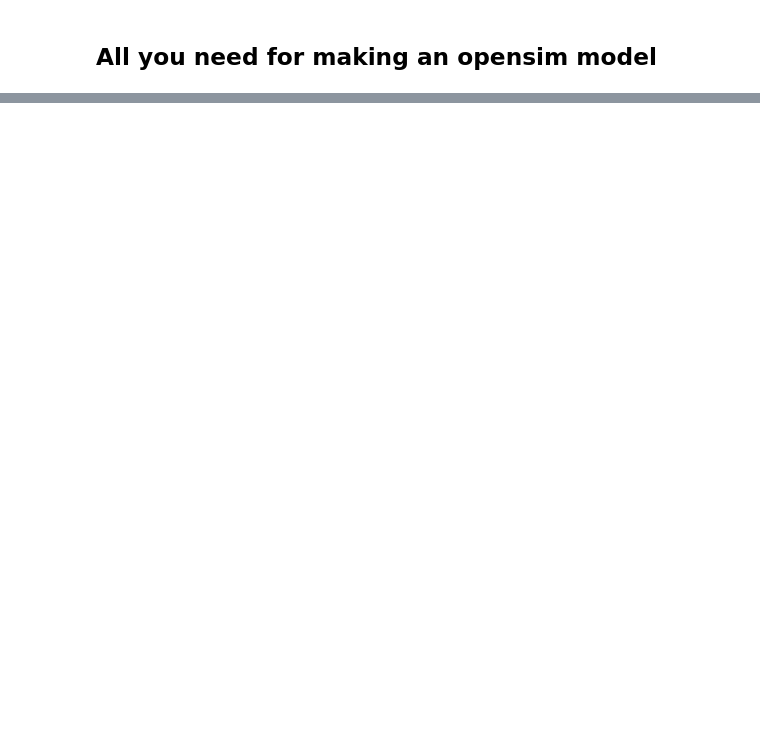
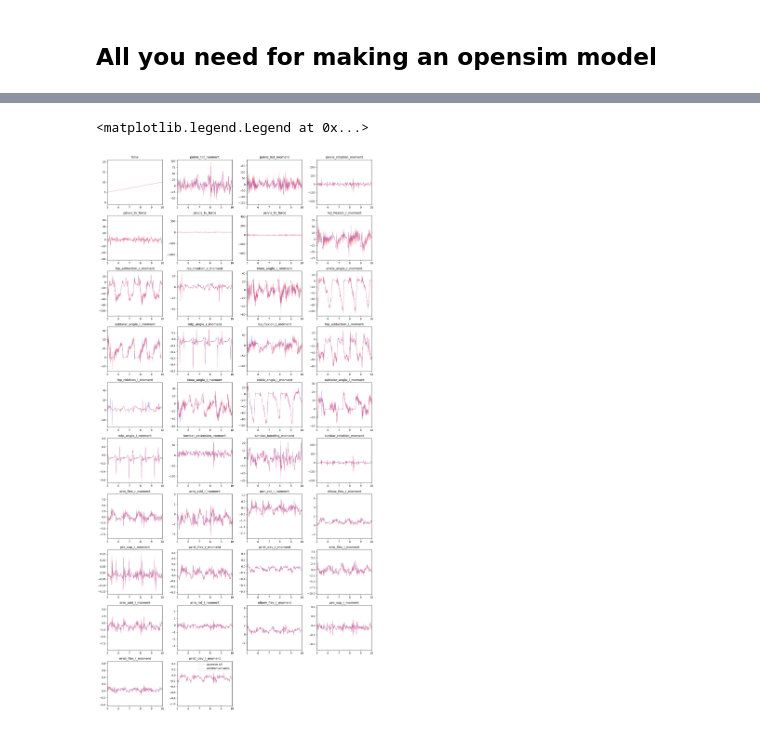
Before and after one commit to gambimar/sipp, a Jupyter notebook: notebooks/opensim/testing.ipynb, the cells around one changed output, grey strips where cells are left out. Cells and saved outputs as stored; diff of their text form; code cells hidden in the pictures; blank space fills up the shorter version.

```diff
--- a/notebooks/opensim/testing.ipynb
+++ b/notebooks/opensim/testing.ipynb
@@ -29,0 +146,23 @@ all_bodies2
+# %%
+import pandas as pd
+import matplotlib.pyplot as plt
+a = pd.read_csv("notebooks/opensim/ID_trial_2_0_w_phys.sto", sep='\t', skiprows=6)
+b = pd.read_csv("data/P03/gait/ID/Trial2 - last minute_segment_0_id.sto", sep='\t', skiprows=10)
+
+fig = plt.figure(figsize=(15,30))
+# Plot every column
+idx = 0
+for col_a in b.columns:
+    ax = fig.add_subplot(10,4,idx+1)
+    if col_a in a.columns:
+        # Make the lines thinner
+        ax.plot(a.time,b[col_a], label='opensim API', color='blue', alpha=0.5, linewidth=0.5)
+        ax.plot(b.time,a[col_a], label='AddBiomechanics', color='red', alpha=0.5, linewidth=0.5)
+    ax.set_title(col_a)
+    idx += 1
+    ax.set_xlim([5,10])
+plt.tight_layout()
+plt.legend()
+# %% [output]
+<matplotlib.legend.Legend at 0x...>
+[figure, added]
```
Also changed, not shown: parts of 61 cells of this notebook, 23 other files.
